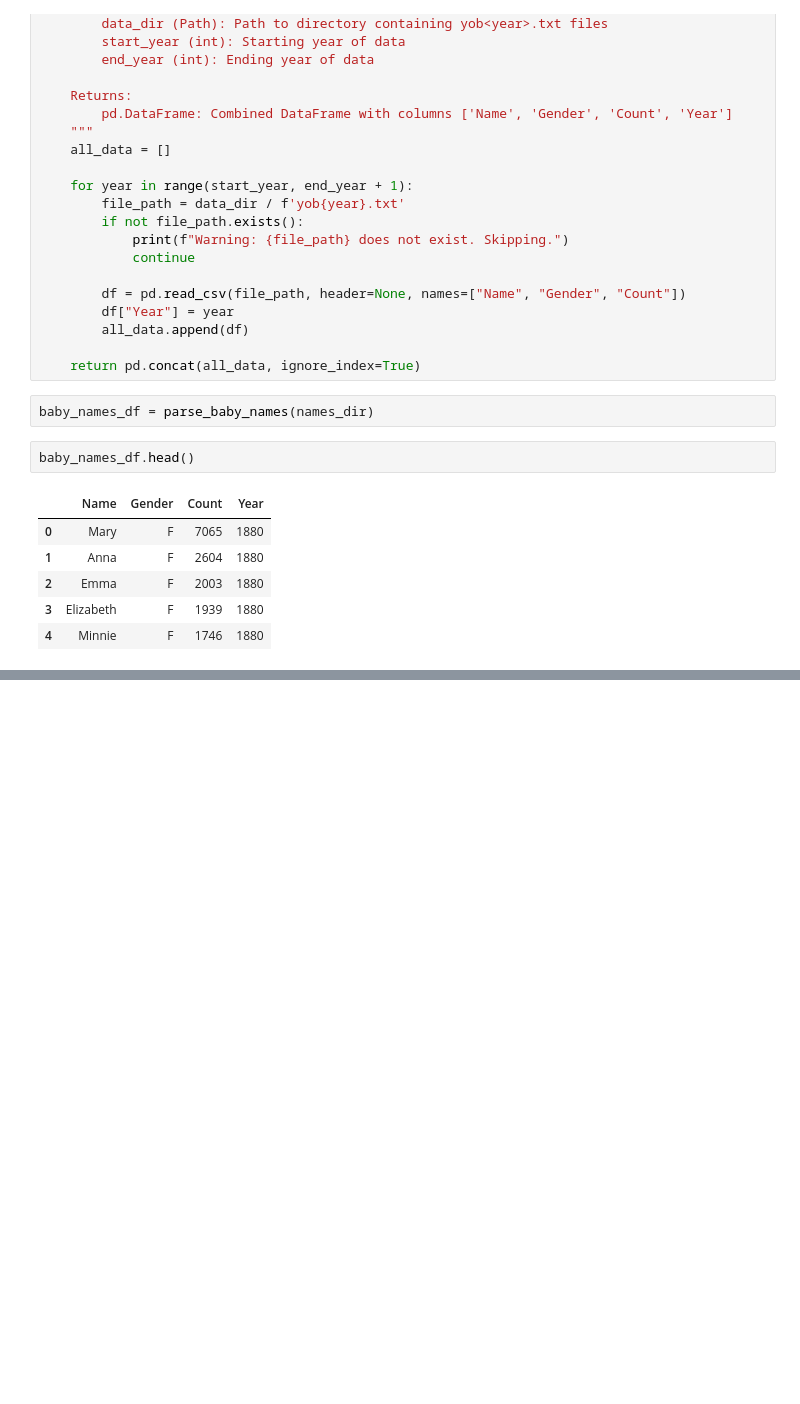
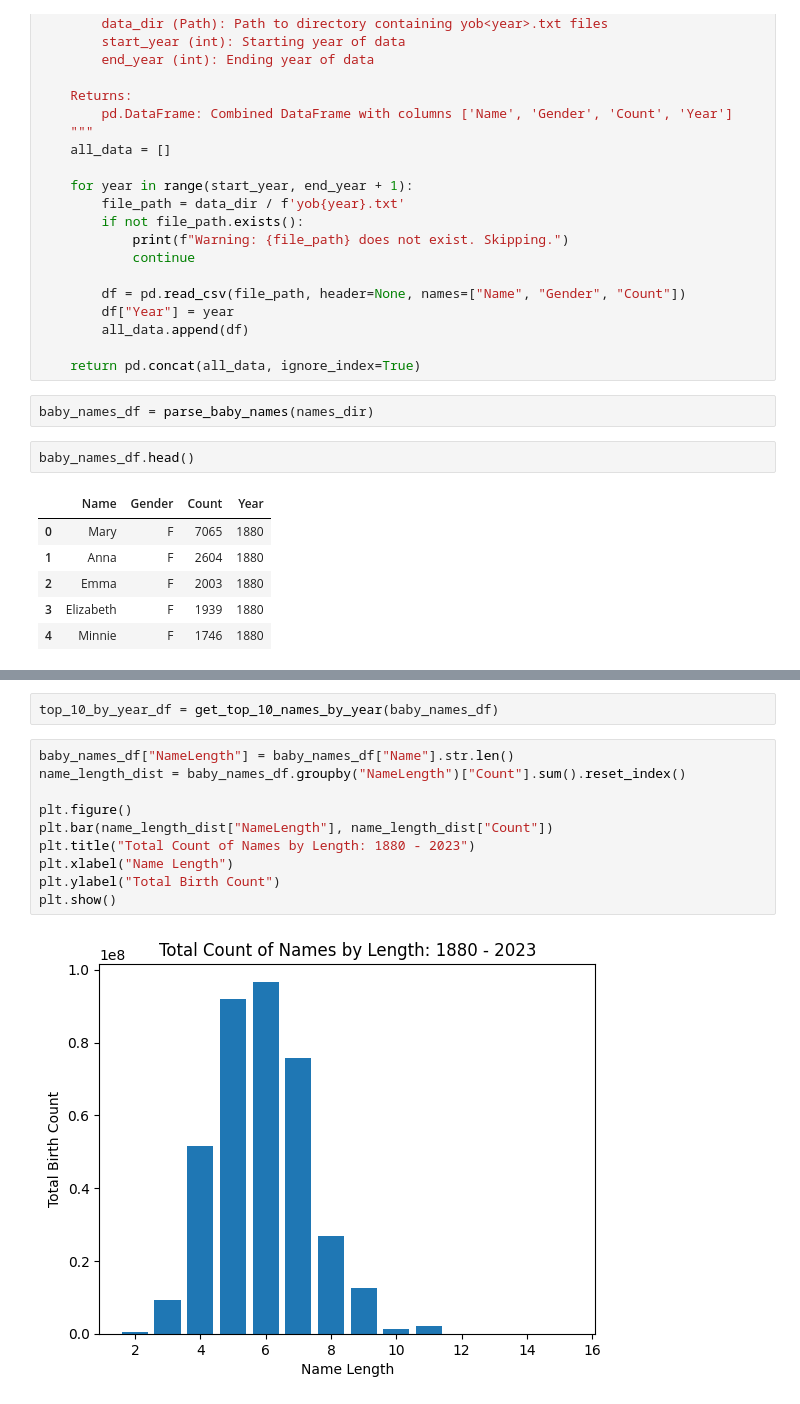
Before and after one commit to BenjaminHelyer/data-worldgen, a Jupyter notebook: src/namegen/us_name_eda.ipynb, the cells around one changed output, grey strips where cells are left out. Drawn from its saved outputs; the diff is of its cells as text; blank space fills up the shorter version.

```diff
--- a/src/namegen/us_name_eda.ipynb
+++ b/src/namegen/us_name_eda.ipynb
@@ -47,0 +66,14 @@ baby_names_df.count()
+# %%
+top_10_by_year_df = get_top_10_names_by_year(baby_names_df)
+# %%
+baby_names_df["NameLength"] = baby_names_df["Name"].str.len()
+name_length_dist = baby_names_df.groupby("NameLength")["Count"].sum().reset_index()
+
+plt.figure()
+plt.bar(name_length_dist["NameLength"], name_length_dist["Count"])
+plt.title("Total Count of Names by Length: 1880 - 2023")
+plt.xlabel("Name Length")
+plt.ylabel("Total Birth Count")
+plt.show()
+# %% [output]
+[figure, added]
```
Also changed, not shown: parts of 20 cells of this notebook.
